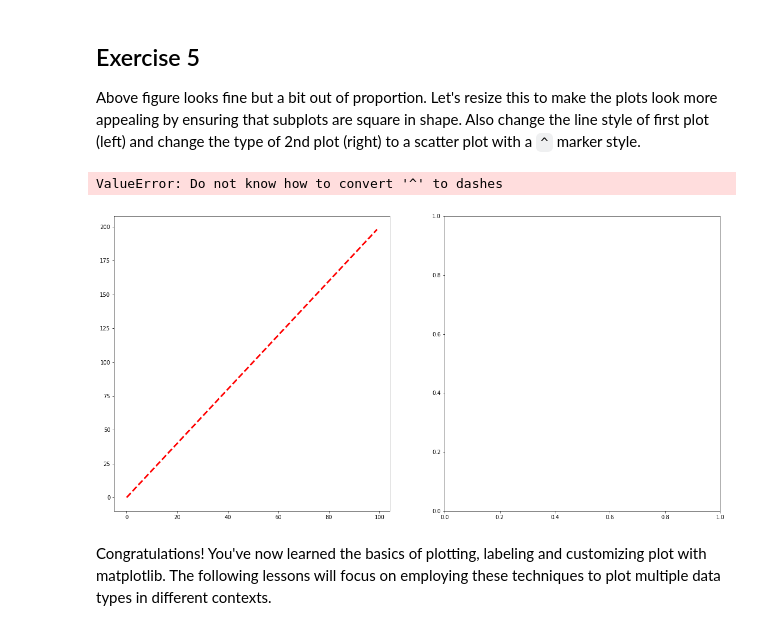
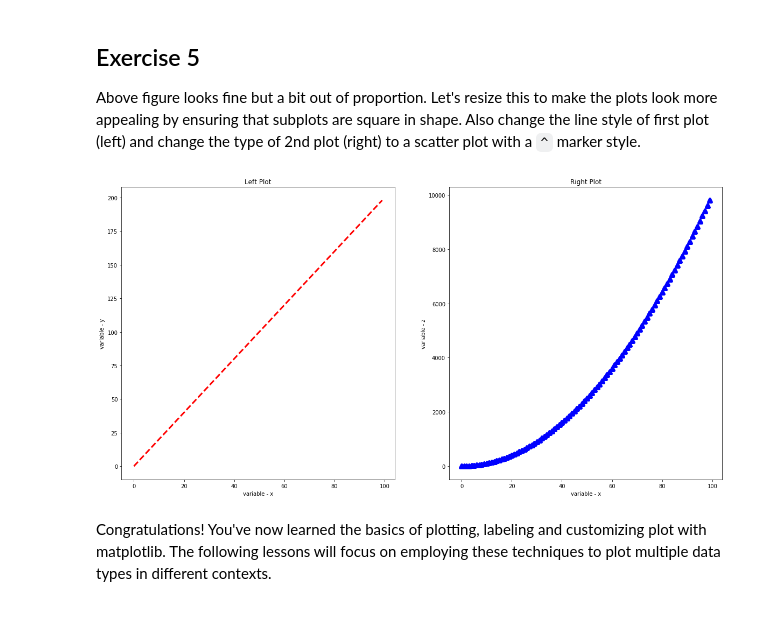
Before and after one commit to matthew-d-oliver/dsc-more-practice-with-matplotlib-lab-nyc-ds-082619, a Jupyter notebook: index.ipynb, the cells around one changed output. Cells and saved outputs as stored; diff of their text form; code cells hidden in the pictures.

```diff
--- a/index.ipynb
+++ b/index.ipynb
@@ -133,20 +133,19 @@ Above figure looks fine but a bit out of proportion. Let's resize this to make t
 # %%
 fig= plt.figure(figsize=(20,10))
 ax1= fig.add_subplot(1,2,1)
 ax2= fig.add_subplot(1,2,2)
 ax1.plot(x,y,color='red' ,linewidth=3, linestyle='dashed')
-ax2.scatter(x,z,color='blue' ,linewidth=5, linestyle='^')
+ax2.scatter(x,z,color='blue' ,linewidth=5, marker='^')
 ax1.set_xlabel('variable - x')
 ax1.set_ylabel('variable - y')
 ax2.set_xlabel('variable - x')
 ax2.set_ylabel('variable - z')
 ax1.set_title('Left Plot')
 ax2.set_title('Right Plot')
 
 plt.show()
 # %% [output]
-ValueError: Do not know how to convert '^' to dashes
-[figure, old version]
+[figure, new version]
 # %% [markdown]
 Congratulations! You've now learned the basics of plotting, labeling and customizing plot with matplotlib. The following lessons will focus on employing these techniques to plot multiple data types in different contexts.
 # %% [markdown]
```
